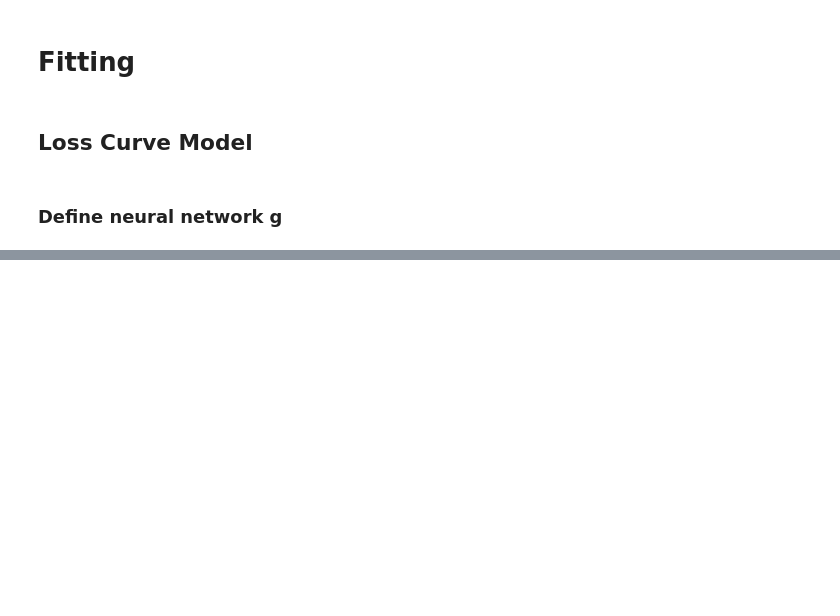
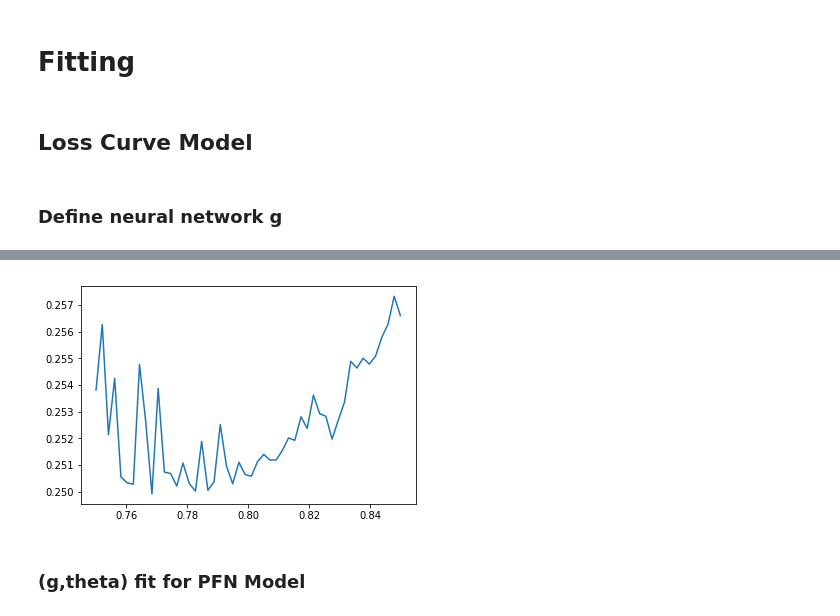
Before and after one commit to cha-suaysom/DCTREventGeneration, a Jupyter notebook: DCTR_1D_aLund_add_g.ipynb, the cells around one changed output, grey strips where cells are left out. Saved outputs shown, nothing was run; the diff lists cells and outputs as text; code cells hidden in the pictures; blank space fills up the shorter version.

```diff
--- a/DCTR_1D_aLund_add_g.ipynb
+++ b/DCTR_1D_aLund_add_g.ipynb
@@ -348,0 +578,31 @@ display(Image(filename="aLund.png"))
+# %%
+model = PFN(input_dim=7,
+            Phi_sizes=Phi_sizes, F_sizes=F_sizes,
+            output_dim = 1, output_act = 'sigmoid',
+            summary=False)
+
+def my_loss_wrapper(weight,val=0.0):
+
+    theta0 = val #target value
+    def my_loss(y_true,y_pred):
+        print("y_true shape", y_true.shape)
+        print("y_pred shape", y_pred.shape)
+        t_loss = y_true*(y_true - y_pred)**2+(weight)*(1.-y_true)*(y_true - y_pred)**2
+        return K.mean(t_loss)
+        #return tf.convert_to_tensor(1.0)
+    return my_loss
+# %%
+
+lvals = []
+for i in range(len(thetas)):
+    print(thetas[i])
+    theta = thetas[i]
+    predicted_weight = predicted_weight_list[i]
+    X_fit_replace_weight = X_fit_replace_weight_list[i]
+    X_val_replace_weight = X_val_replace_weight_list[i]
+    model.model.compile(optimizer='adam', loss=my_loss_wrapper(predicted_weight[:,1]/predicted_weight[:,0],theta),metrics=['accuracy'])
+    model.fit(X_fit_replace_weight, np.argmax(Y_fit[:num_data_test],axis=1), epochs=1, batch_size=100,validation_data=(X_val_replace_weight, np.argmax(Y_fit[-num_data_test:],axis=1)),verbose=1)
+    lvals+=[model.history.history['val_loss']]
+    print
+    pass
+    #print(lvals)
@@ -348,0 +627,9 @@ display(Image(filename="aLund.png"))
+# %%
+loss_val = [loss_num[-1] for loss_num in lvals]
+plt.cla()
+plt.plot(thetas,loss_val)
+plt.savefig("aLund.png")
+# %% [output]
+[figure, added]
+# %% [markdown]
+### (g,theta) fit for PFN Model
```
Also changed, not shown: parts of 35 cells of this notebook.
